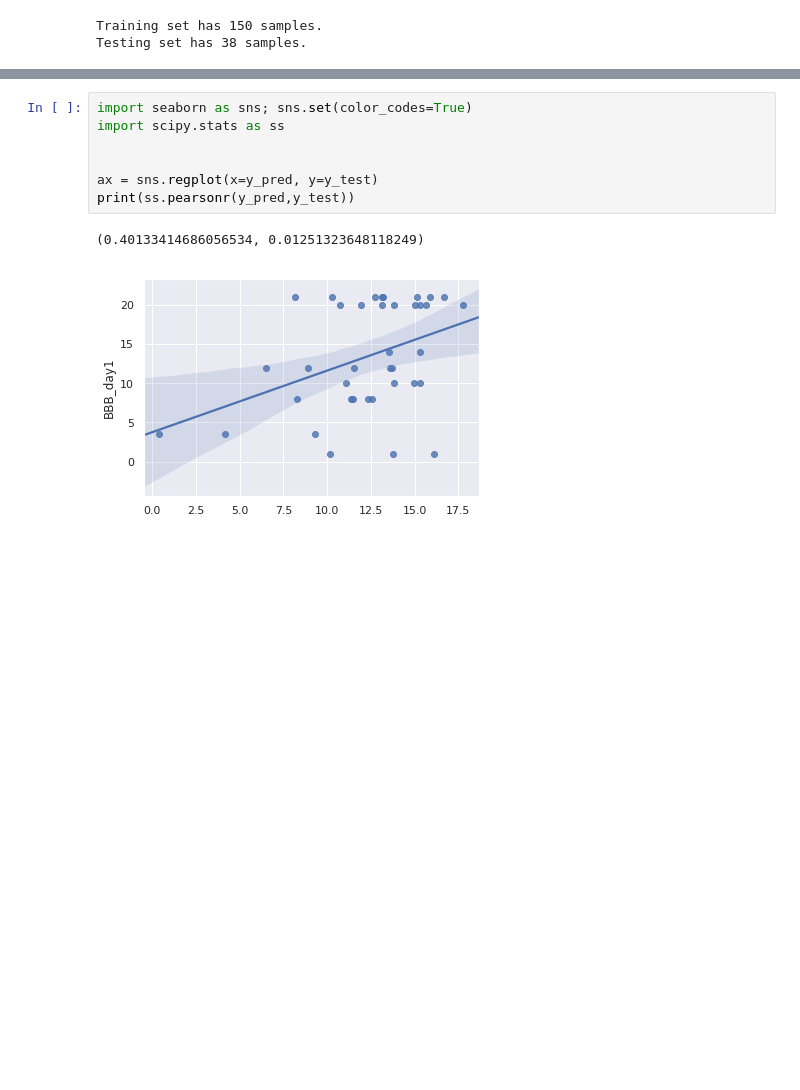
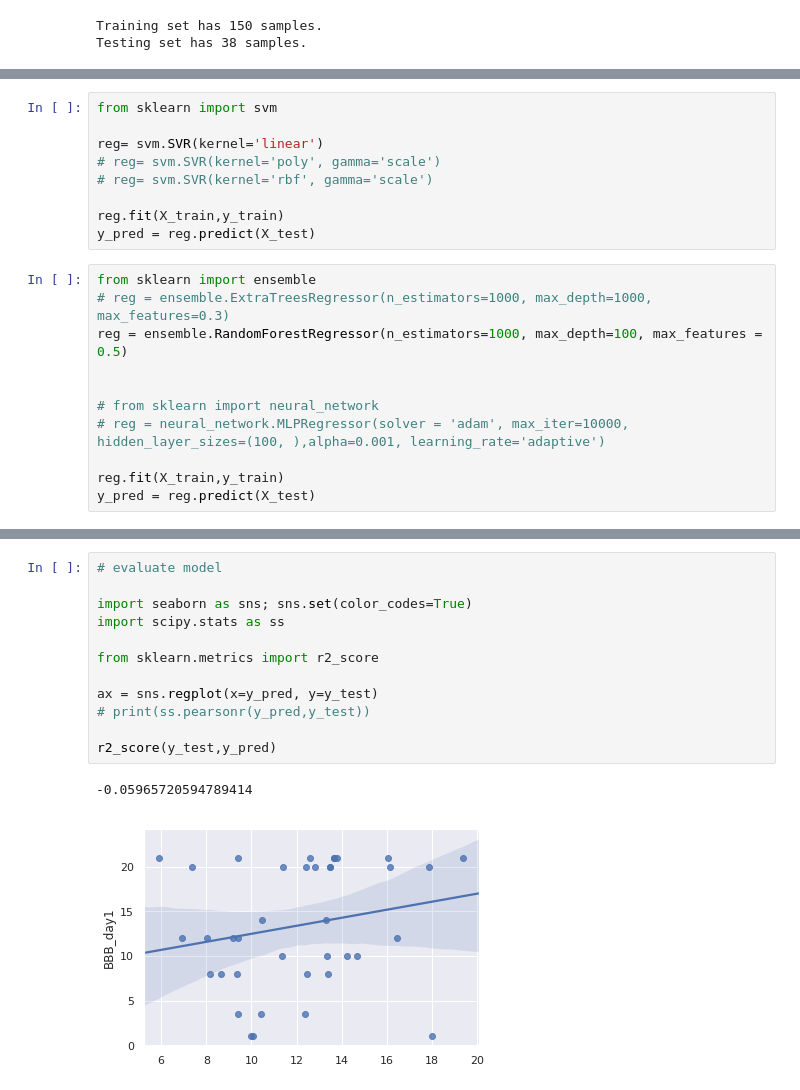
Before and after one commit to felixsc1/SpinalCord, a Jupyter notebook: modules/ML_test.ipynb, the cells around one changed output, grey strips where cells are left out. Saved outputs shown, nothing was run; the diff lists cells and outputs as text; blank space fills up the shorter version.

Commit message:
batch conversion, more ML tests

```diff
--- a/modules/ML_test.ipynb
+++ b/modules/ML_test.ipynb
@@ -101,0 +116,20 @@ LinearRegression(copy_X=True, fit_intercept=True, n_jobs=None,
+# %%
+from sklearn import svm
+
+reg= svm.SVR(kernel='linear')
+# reg= svm.SVR(kernel='poly', gamma='scale')
+# reg= svm.SVR(kernel='rbf', gamma='scale')
+
+reg.fit(X_train,y_train)
+y_pred = reg.predict(X_test)
+# %%
+from sklearn import ensemble
+# reg = ensemble.ExtraTreesRegressor(n_estimators=1000, max_depth=1000, max_features=0.3)
+reg = ensemble.RandomForestRegressor(n_estimators=1000, max_depth=100, max_features = 0.5)
+
+
+# from sklearn import neural_network
+# reg = neural_network.MLPRegressor(solver = 'adam', max_iter=10000, hidden_layer_sizes=(100, ),alpha=0.001, learning_rate='adaptive')
+
+reg.fit(X_train,y_train)
+y_pred = reg.predict(X_test)
@@ -102,10 +157,15 @@ LinearRegression(copy_X=True, fit_intercept=True, n_jobs=None,
 # %%
+# evaluate model
+
 import seaborn as sns; sns.set(color_codes=True)
 import scipy.stats as ss
 
+from sklearn.metrics import r2_score
 
 ax = sns.regplot(x=y_pred, y=y_test)
-print(ss.pearsonr(y_pred,y_test))
+# print(ss.pearsonr(y_pred,y_test))
+
+r2_score(y_test,y_pred)
 # %% [output]
-(0.40133414686056534, 0.01251323648118249)
+-0.05965720594789414
-[figure, old version]
+[figure, new version]
```
Also changed, not shown: parts of 3 cells of this notebook, 3 other files.
